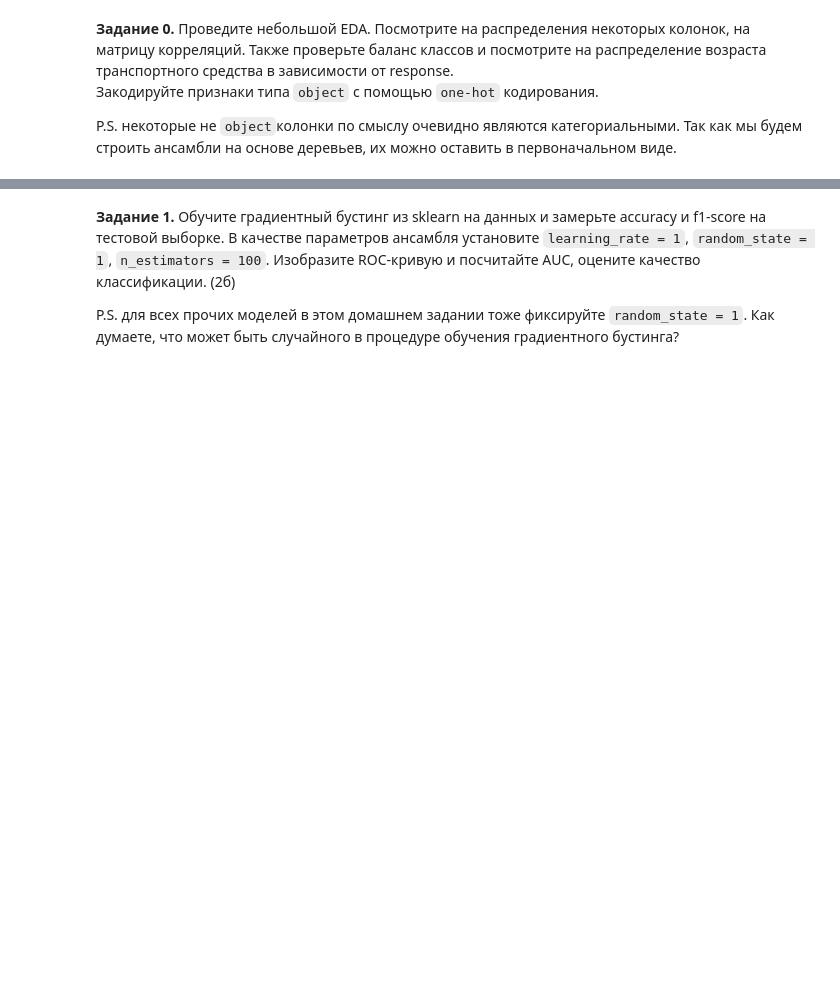
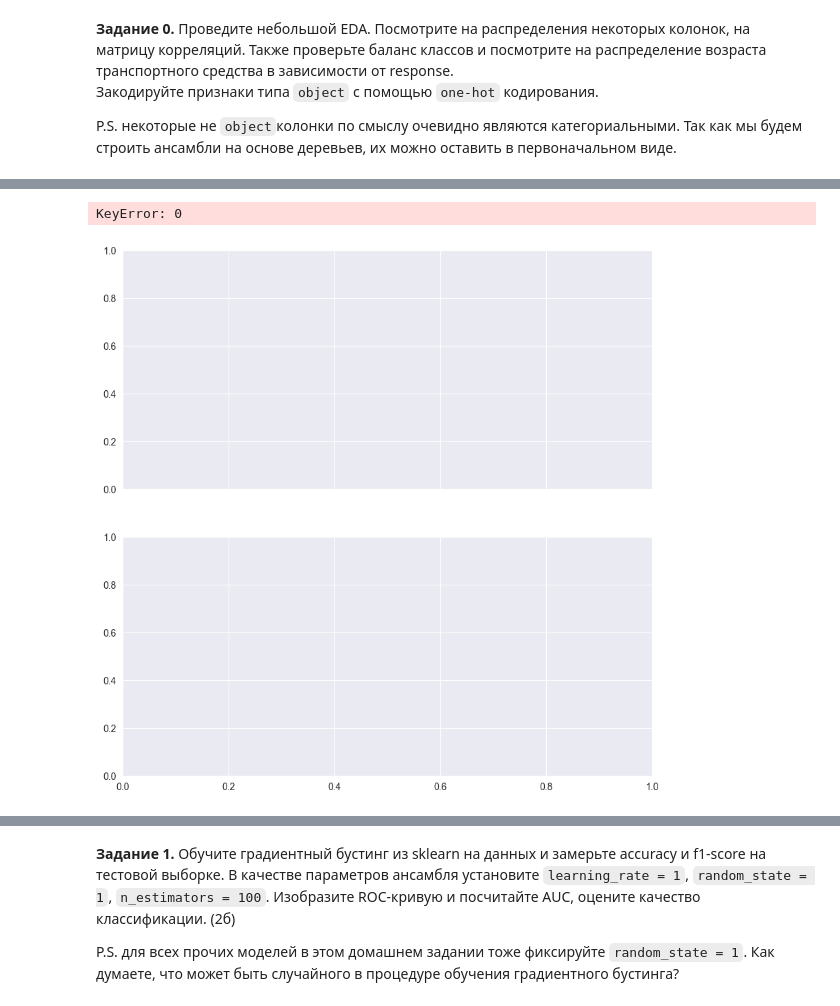
Before and after one commit to Dmitrysw/ML, a Jupyter notebook: lesson_20/Разбор_20.ipynb, the cells around one changed output, grey strips where cells are left out. Drawn from its saved outputs; the diff is of its cells as text; code cells hidden in the pictures; blank space fills up the shorter version.

```diff
--- a/lesson_20/Разбор_20.ipynb
+++ b/lesson_20/Разбор_20.ipynb
@@ -113,7 +131,10 @@ sns.heatmap(data.corr());
 # %%
 fig, axes = plt.subplots(2, 1, sharex=True, figsize=(10, 10))
 
-sns.countplot(data[data['Response'] == 0]['Vehicle_Age'], ax=axes[0])
-sns.countplot(data[data['Response'] == 1]['Vehicle_Age'], ax=axes[1]);
+sns.countplot(data[data['Response'] == "0"]['Vehicle_Age'], ax=axes[0])
+sns.countplot(data[data['Response'] == "1"]['Vehicle_Age'], ax=axes[1]);
+# %% [output]
+KeyError: 0
+[figure, added]
 # %%
 data['Response'].value_counts(True)
```
Also changed, not shown: parts of 17 cells of this notebook.
